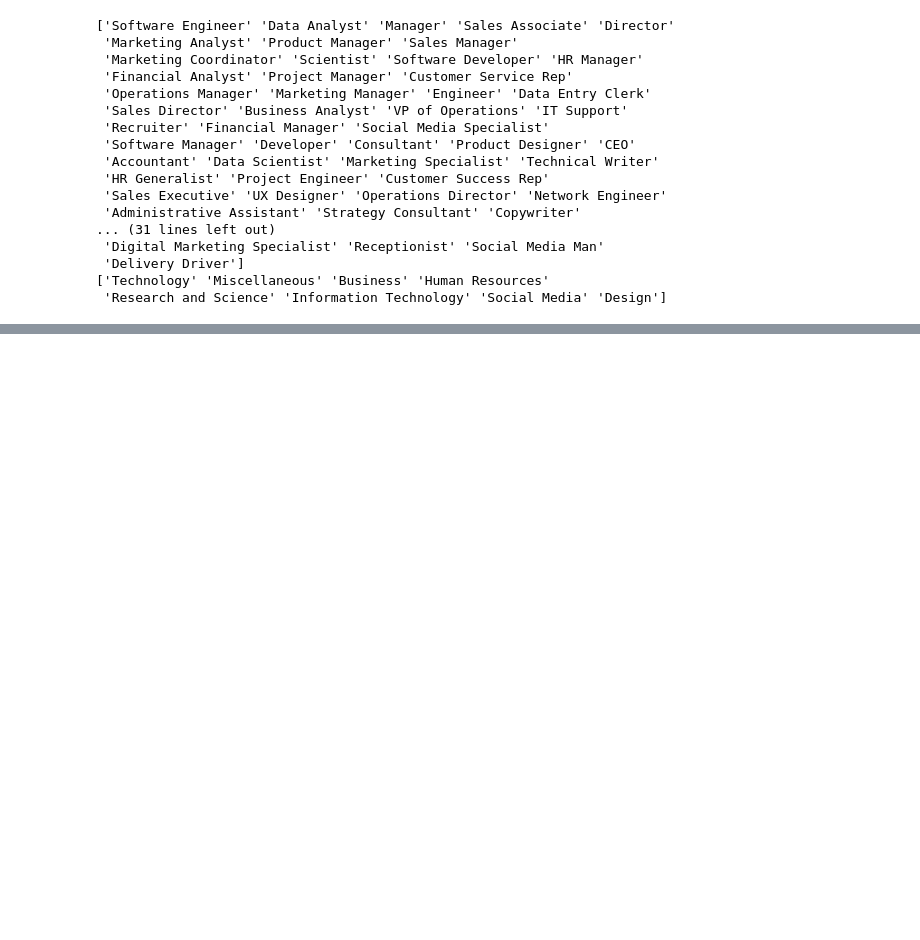
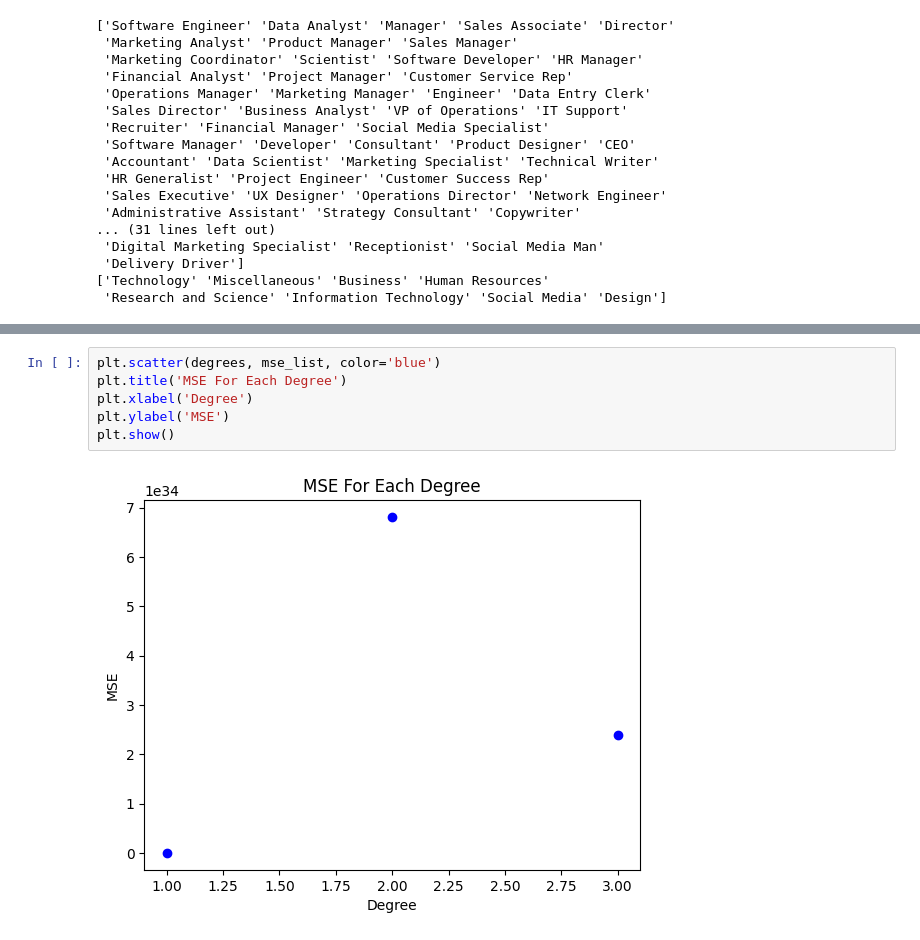
Before and after one commit to ruohan8/ECS171Project, a Jupyter notebook: Project.ipynb, the cells around one changed output, grey strips where cells are left out. Saved outputs shown, nothing was run; the diff lists cells and outputs as text; blank space fills up the shorter version.

```diff
--- a/Project.ipynb
+++ b/Project.ipynb
@@ -395,0 +468,8 @@ plt.show()
+# %%
+plt.scatter(degrees, mse_list, color='blue')
+plt.title('MSE For Each Degree')
+plt.xlabel('Degree')
+plt.ylabel('MSE')
+plt.show()
+# %% [output]
+[figure, added]
```
Also changed, not shown: parts of 11 cells of this notebook.
